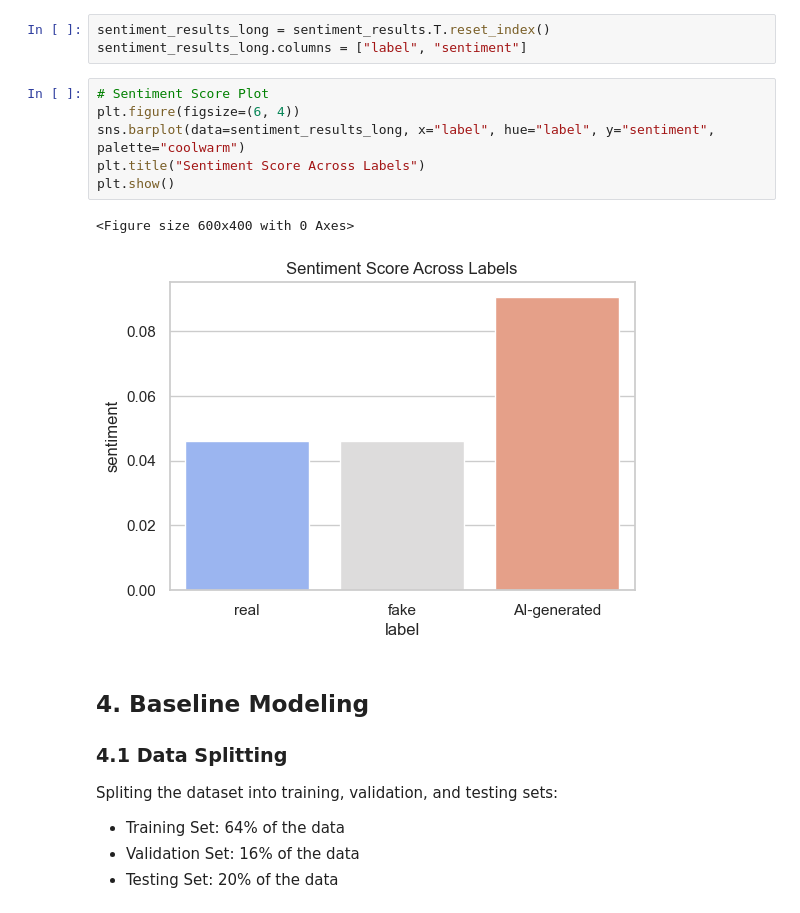
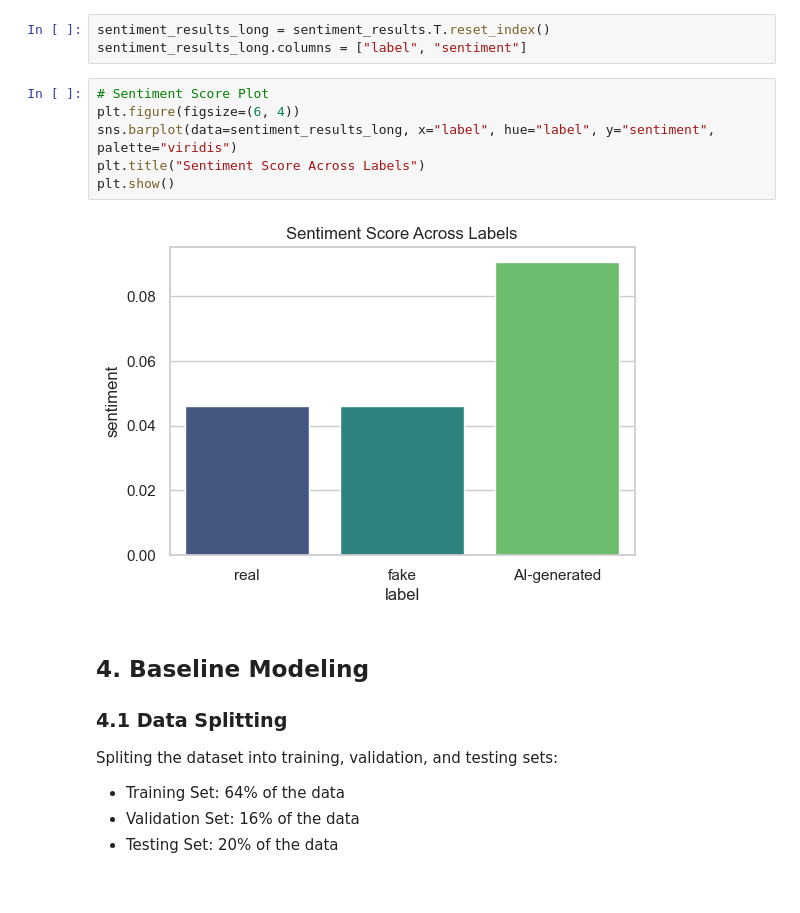
Before and after one commit to yasmine-11/FP-Fake-News-Detection, a Jupyter notebook: Fake-News-Detection.ipynb, the cells around one changed output. Drawn from its saved outputs; the diff is of its cells as text.

```diff
--- a/Fake-News-Detection.ipynb
+++ b/Fake-News-Detection.ipynb
@@ -885,12 +886,11 @@ sentiment_results_long.columns = ["label", "sentiment"]
 # %%
 # Sentiment Score Plot
 plt.figure(figsize=(6, 4))
-sns.barplot(data=sentiment_results_long, x="label", hue="label", y="sentiment", palette="coolwarm")
+sns.barplot(data=sentiment_results_long, x="label", hue="label", y="sentiment", palette="viridis")
 plt.title("Sentiment Score Across Labels")
 plt.show()
 # %% [output]
-<Figure size 600x400 with 0 Axes>
-[figure, old version]
+[figure, new version]
 # %% [markdown]
 ## 4. Baseline Modeling
 ### 4.1 Data Splitting
```
Also changed, not shown: parts of 43 cells of this notebook.
